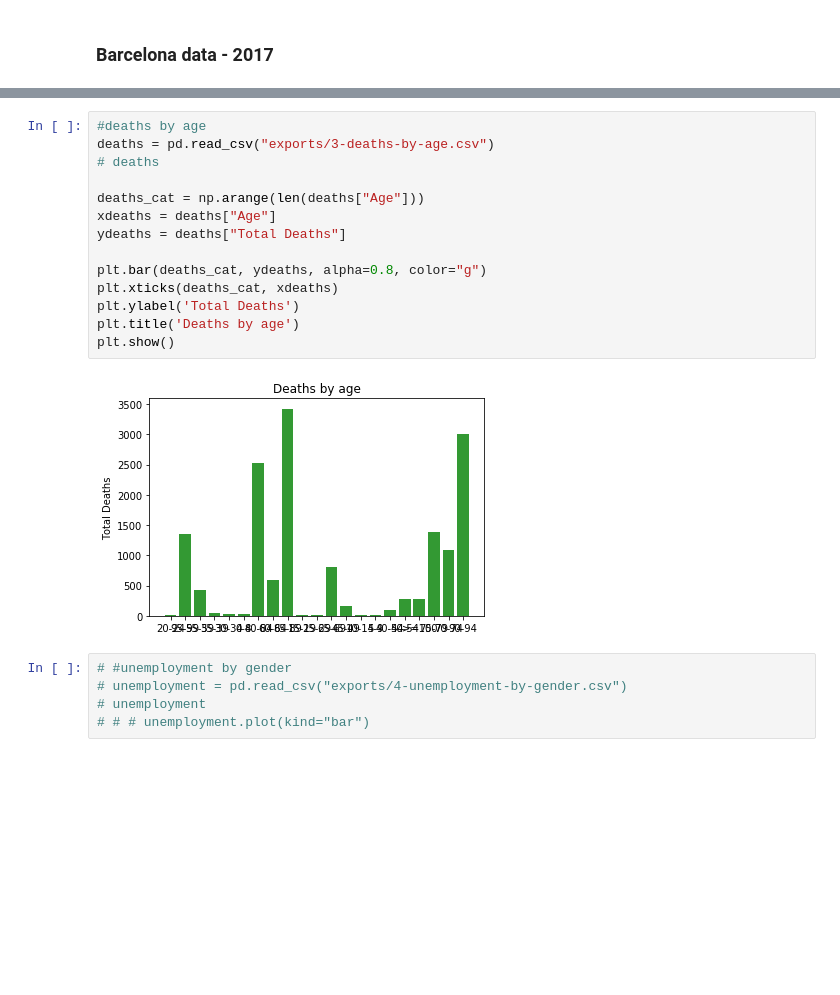
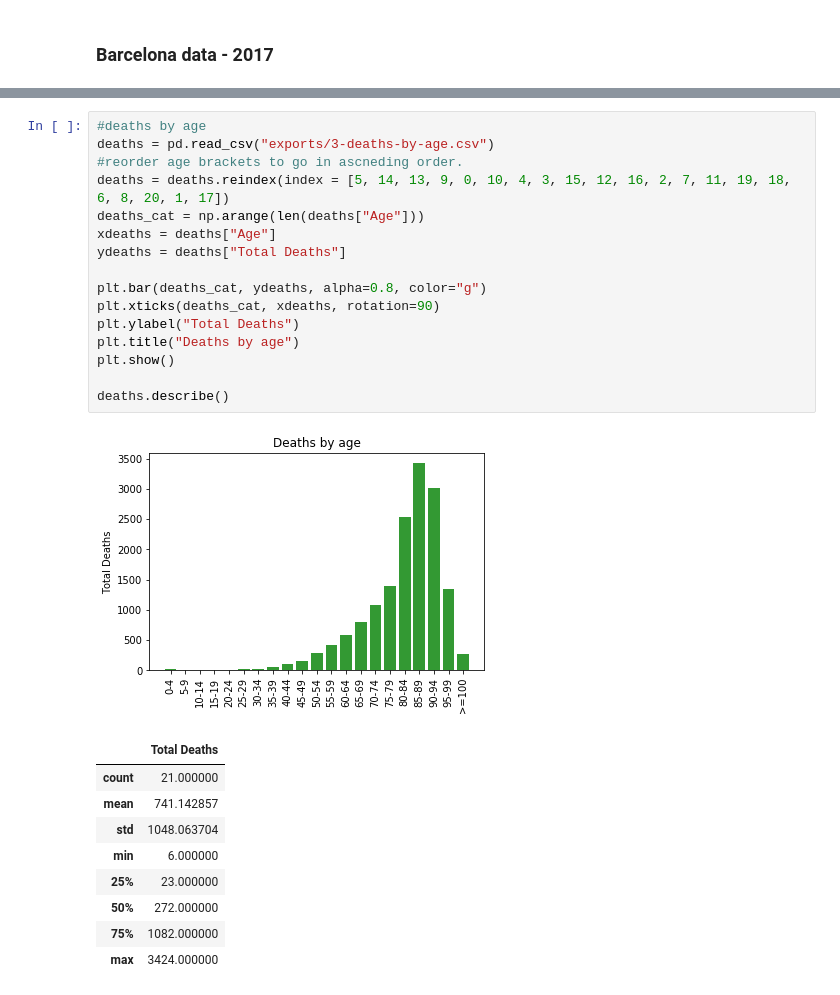
Before and after one commit to manieshablakey/barcelona-demographics, a Jupyter notebook: barcelona data.ipynb, the cells around one changed output, grey strips where cells are left out. Saved outputs shown, nothing was run; the diff lists cells and outputs as text; blank space fills up the shorter version.

```diff
--- a/barcelona data.ipynb
+++ b/barcelona data.ipynb
@@ -36,21 +52,27 @@ plt.show()
 # %%
 #deaths by age
 deaths = pd.read_csv("exports/3-deaths-by-age.csv")
-# deaths
-
+#reorder age brackets to go in ascneding order.
+deaths = deaths.reindex(index = [5, 14, 13, 9, 0, 10, 4, 3, 15, 12, 16, 2, 7, 11, 19, 18, 6, 8, 20, 1, 17])
 deaths_cat = np.arange(len(deaths["Age"]))
 xdeaths = deaths["Age"]
 ydeaths = deaths["Total Deaths"]
 
 plt.bar(deaths_cat, ydeaths, alpha=0.8, color="g")
-plt.xticks(deaths_cat, xdeaths)
-plt.ylabel('Total Deaths')
-plt.title('Deaths by age')
+plt.xticks(deaths_cat, xdeaths, rotation=90)
+plt.ylabel("Total Deaths")
+plt.title("Deaths by age")
 plt.show()
+
+deaths.describe()
 # %% [output]
-[figure, old version]
+[figure, new version]
+|  | Total Deaths |
+| count | 21.000000 |
+| mean | 741.142857 |
+| std | 1048.063704 |
+| min | 6.000000 |
+| 25% | 23.000000 |
+| 50% | 272.000000 |
+| 75% | 1082.000000 |
+| max | 3424.000000 |
-# %%
-# #unemployment by gender
-# unemployment = pd.read_csv("exports/4-unemployment-by-gender.csv")
-# unemployment
-# # # unemployment.plot(kind="bar")
```
Also changed, not shown: parts of 20 cells of this notebook.
